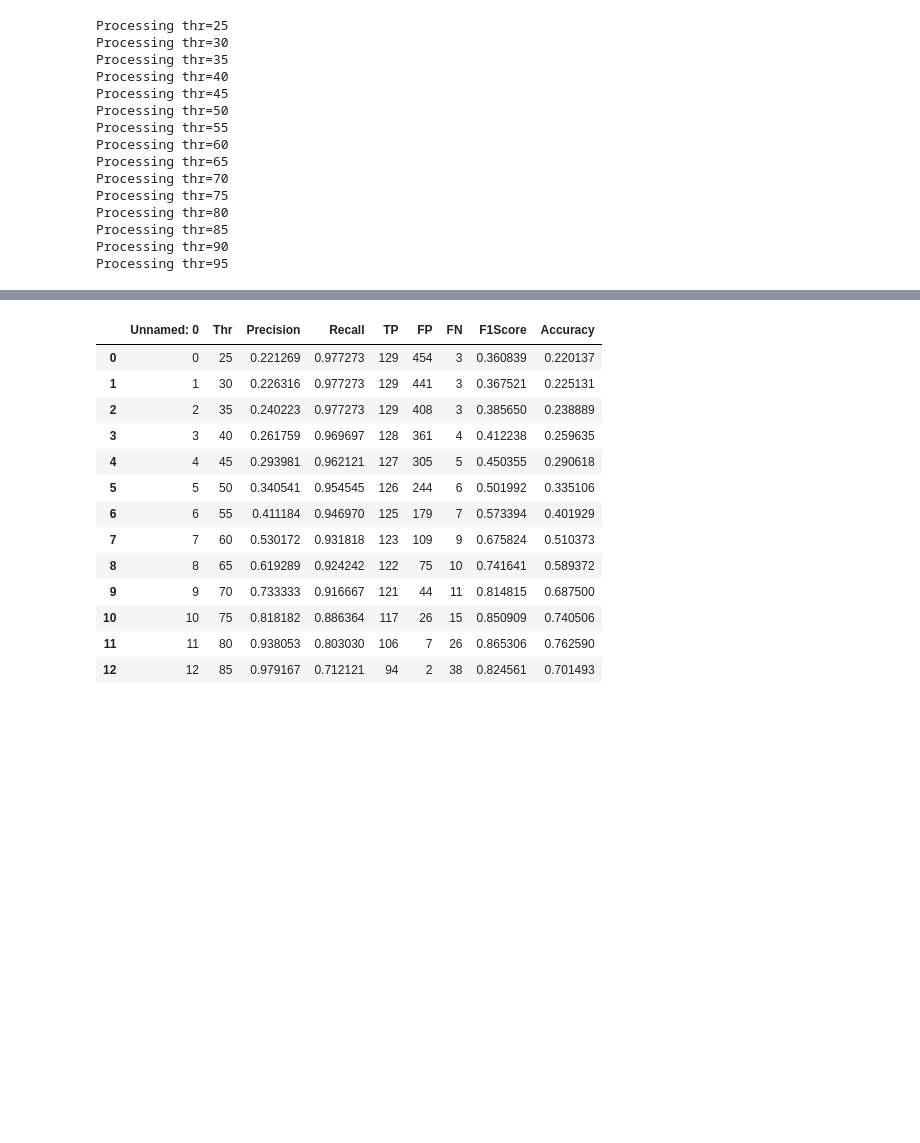
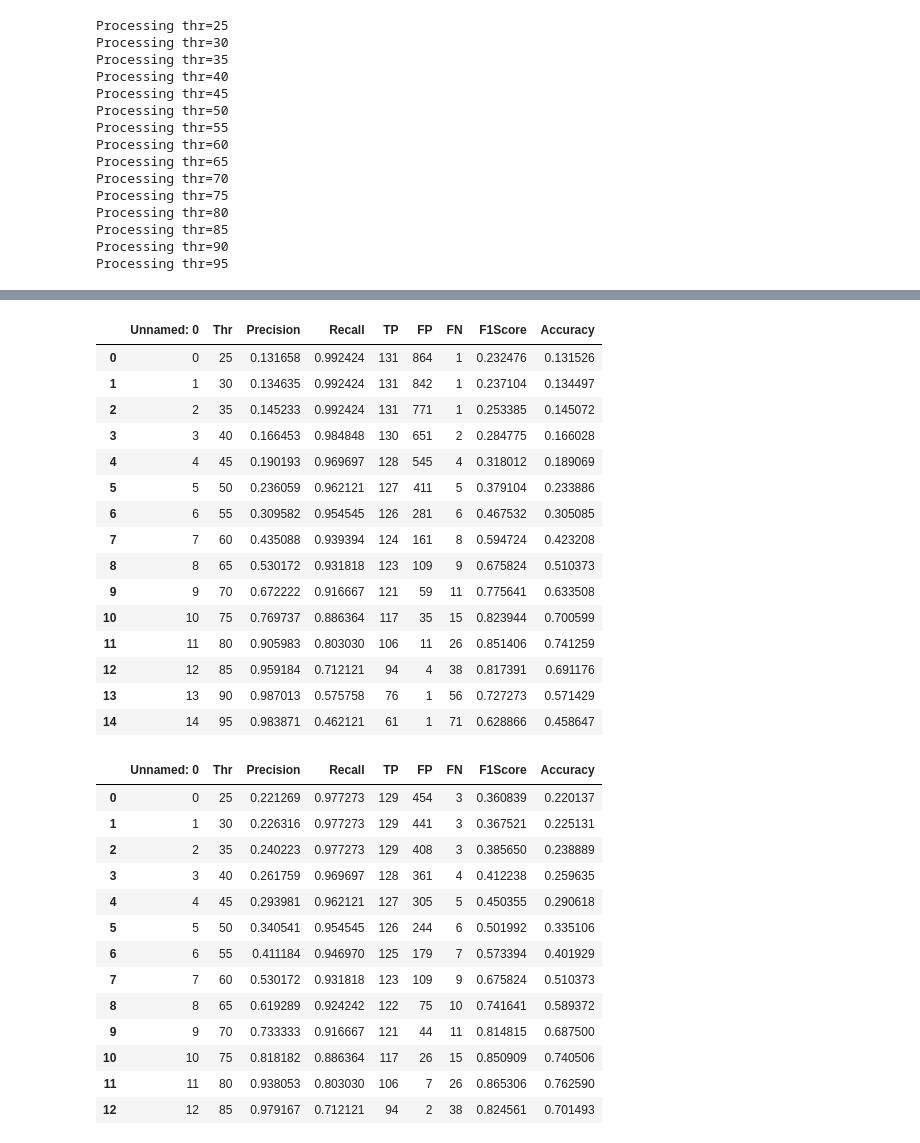
Before and after one commit to d-misra/object-detection, a Jupyter notebook: PR Curve.ipynb, the cells around one changed output, grey strips where cells are left out. Saved outputs shown, nothing was run; the diff lists cells and outputs as text; code cells hidden in the pictures; blank space fills up the shorter version.

```diff
--- a/PR Curve.ipynb
+++ b/PR Curve.ipynb
@@ -126,6 +126,25 @@ def print_curve(dfCurve):
     dfCurve['F1Score'] = 2 / (1 / dfCurve.Precision + 1 / dfCurve.Recall)
     dfCurve['Accuracy'] = dfCurve.TP / (dfCurve.TP + dfCurve.FP + dfCurve.FN)
     return dfCurve
+# %%
+print_curve(dfCurve_100_small_hog_nms_iou)
+# %% [output]
+|  | Unnamed: 0 | Thr | Precision | Recall | TP | FP | FN | F1Score | Accuracy |
+| 0 | 0 | 25 | 0.131658 | 0.992424 | 131 | 864 | 1 | 0.232476 | 0.131526 |
+| 1 | 1 | 30 | 0.134635 | 0.992424 | 131 | 842 | 1 | 0.237104 | 0.134497 |
+| 2 | 2 | 35 | 0.145233 | 0.992424 | 131 | 771 | 1 | 0.253385 | 0.145072 |
+| 3 | 3 | 40 | 0.166453 | 0.984848 | 130 | 651 | 2 | 0.284775 | 0.166028 |
+| 4 | 4 | 45 | 0.190193 | 0.969697 | 128 | 545 | 4 | 0.318012 | 0.189069 |
+| 5 | 5 | 50 | 0.236059 | 0.962121 | 127 | 411 | 5 | 0.379104 | 0.233886 |
+| 6 | 6 | 55 | 0.309582 | 0.954545 | 126 | 281 | 6 | 0.467532 | 0.305085 |
+| 7 | 7 | 60 | 0.435088 | 0.939394 | 124 | 161 | 8 | 0.594724 | 0.423208 |
+| 8 | 8 | 65 | 0.530172 | 0.931818 | 123 | 109 | 9 | 0.675824 | 0.510373 |
+| 9 | 9 | 70 | 0.672222 | 0.916667 | 121 | 59 | 11 | 0.775641 | 0.633508 |
+| 10 | 10 | 75 | 0.769737 | 0.886364 | 117 | 35 | 15 | 0.823944 | 0.700599 |
+| 11 | 11 | 80 | 0.905983 | 0.803030 | 106 | 11 | 26 | 0.851406 | 0.741259 |
+| 12 | 12 | 85 | 0.959184 | 0.712121 | 94 | 4 | 38 | 0.817391 | 0.691176 |
+| 13 | 13 | 90 | 0.987013 | 0.575758 | 76 | 1 | 56 | 0.727273 | 0.571429 |
+| 14 | 14 | 95 | 0.983871 | 0.462121 | 61 | 1 | 71 | 0.628866 | 0.458647 |
 # %%
 print_curve(dfCurve_100_small_hog)
 # %% [output]
```
Also changed, not shown: parts of 4 cells of this notebook.
